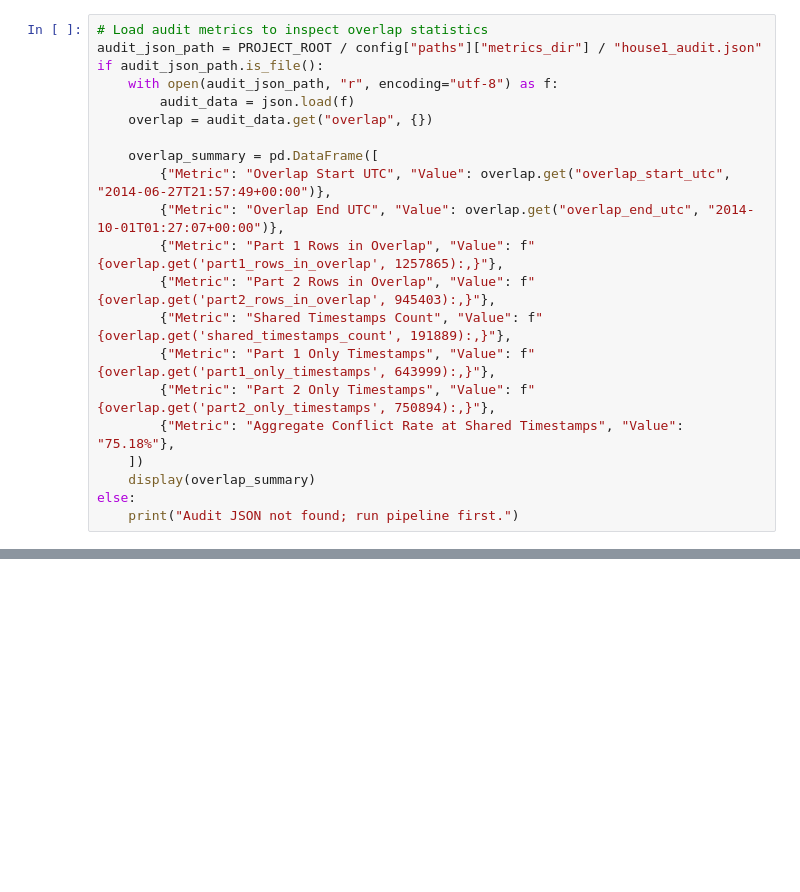
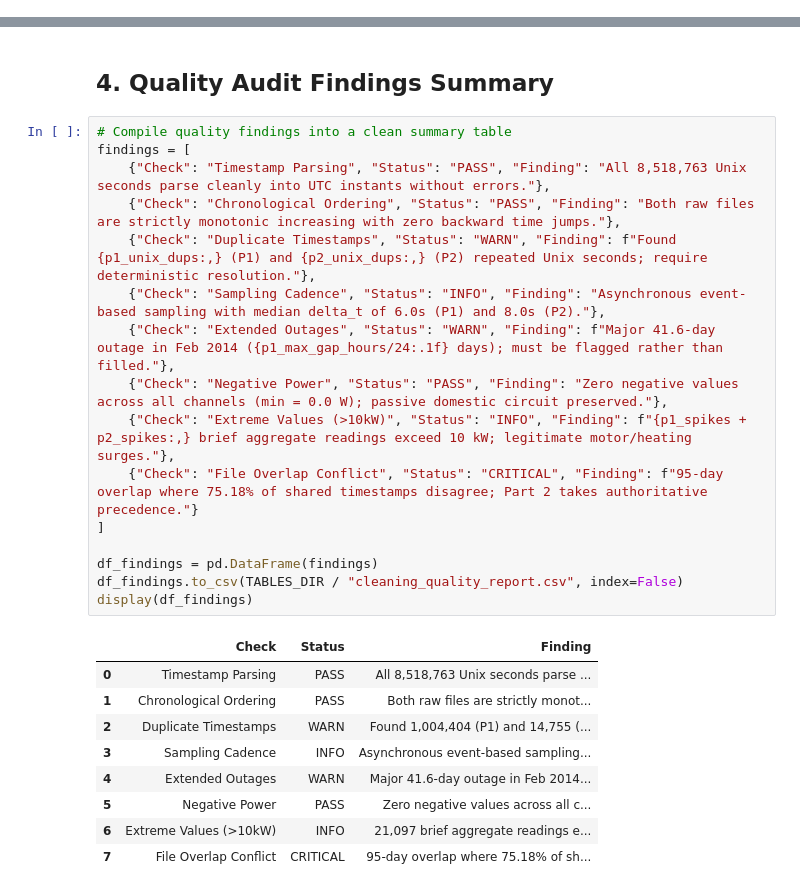
Before and after one commit to ajeet0001/NILM-Flock-energy-assignment, a Jupyter notebook: notebooks/01_data_cleaning.ipynb, the cells around one changed output, grey strips where cells are left out. Saved outputs shown, nothing was run; the diff lists cells and outputs as text; blank space fills up the shorter version.

```diff
--- a/notebooks/01_data_cleaning.ipynb
+++ b/notebooks/01_data_cleaning.ipynb
@@ -113,21 +0,0 @@ Let us inspect their temporal bounds and overlap window.
-# %%
-# Load audit metrics to inspect overlap statistics
-audit_json_path = PROJECT_ROOT / config["paths"]["metrics_dir"] / "house1_audit.json"
-if audit_json_path.is_file():
-    with open(audit_json_path, "r", encoding="utf-8") as f:
-        audit_data = json.load(f)
-    overlap = audit_data.get("overlap", {})
-
-    overlap_summary = pd.DataFrame([
-        {"Metric": "Overlap Start UTC", "Value": overlap.get("overlap_start_utc", "2014-06-27T21:57:49+00:00")},
-        {"Metric": "Overlap End UTC", "Value": overlap.get("overlap_end_utc", "2014-10-01T01:27:07+00:00")},
-        {"Metric": "Part 1 Rows in Overlap", "Value": f"{overlap.get('part1_rows_in_overlap', 1257865):,}"},
-        {"Metric": "Part 2 Rows in Overlap", "Value": f"{overlap.get('part2_rows_in_overlap', 945403):,}"},
-        {"Metric": "Shared Timestamps Count", "Value": f"{overlap.get('shared_timestamps_count', 191889):,}"},
-        {"Metric": "Part 1 Only Timestamps", "Value": f"{overlap.get('part1_only_timestamps', 643999):,}"},
-        {"Metric": "Part 2 Only Timestamps", "Value": f"{overlap.get('part2_only_timestamps', 750894):,}"},
-        {"Metric": "Aggregate Conflict Rate at Shared Timestamps", "Value": "75.18%"},
-    ])
-    display(overlap_summary)
-else:
-    print("Audit JSON not found; run pipeline first.")
@@ -289,0 +182,28 @@ Assertion Passed: All power readings are non-negative.
+# %% [markdown]
+## 4. Quality Audit Findings Summary
+# %%
+# Compile quality findings into a clean summary table
+findings = [
+    {"Check": "Timestamp Parsing", "Status": "PASS", "Finding": "All 8,518,763 Unix seconds parse cleanly into UTC instants without errors."},
+    {"Check": "Chronological Ordering", "Status": "PASS", "Finding": "Both raw files are strictly monotonic increasing with zero backward time jumps."},
+    {"Check": "Duplicate Timestamps", "Status": "WARN", "Finding": f"Found {p1_unix_dups:,} (P1) and {p2_unix_dups:,} (P2) repeated Unix seconds; require deterministic resolution."},
+    {"Check": "Sampling Cadence", "Status": "INFO", "Finding": "Asynchronous event-based sampling with median delta_t of 6.0s (P1) and 8.0s (P2)."},
+    {"Check": "Extended Outages", "Status": "WARN", "Finding": f"Major 41.6-day outage in Feb 2014 ({p1_max_gap_hours/24:.1f} days); must be flagged rather than filled."},
+    {"Check": "Negative Power", "Status": "PASS", "Finding": "Zero negative values across all channels (min = 0.0 W); passive domestic circuit preserved."},
+    {"Check": "Extreme Values (>10kW)", "Status": "INFO", "Finding": f"{p1_spikes + p2_spikes:,} brief aggregate readings exceed 10 kW; legitimate motor/heating surges."},
+    {"Check": "File Overlap Conflict", "Status": "CRITICAL", "Finding": f"95-day overlap where 75.18% of shared timestamps disagree; Part 2 takes authoritative precedence."}
+]
+
+df_findings = pd.DataFrame(findings)
+df_findings.to_csv(TABLES_DIR / "cleaning_quality_report.csv", index=False)
+display(df_findings)
+# %% [output]
+|  | Check | Status | Finding |
+| 0 | Timestamp Parsing | PASS | All 8,518,763 Unix seconds parse ... |
+| 1 | Chronological Ordering | PASS | Both raw files are strictly monot... |
+| 2 | Duplicate Timestamps | WARN | Found 1,004,404 (P1) and 14,755 (... |
+| 3 | Sampling Cadence | INFO | Asynchronous event-based sampling... |
+| 4 | Extended Outages | WARN | Major 41.6-day outage in Feb 2014... |
+| 5 | Negative Power | PASS | Zero negative values across all c... |
+| 6 | Extreme Values (>10kW) | INFO | 21,097 brief aggregate readings e... |
+| 7 | File Overlap Conflict | CRITICAL | 95-day overlap where 75.18% of sh... |
```
Also changed, not shown: parts of 35 cells of this notebook, 7 other files.
